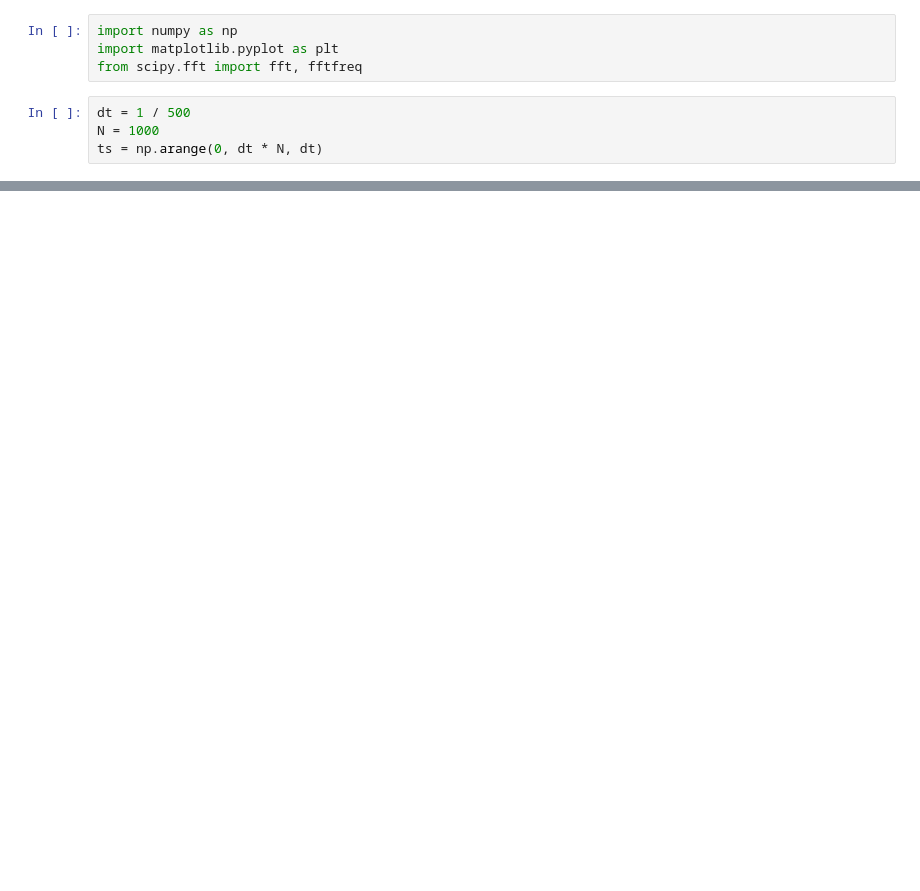
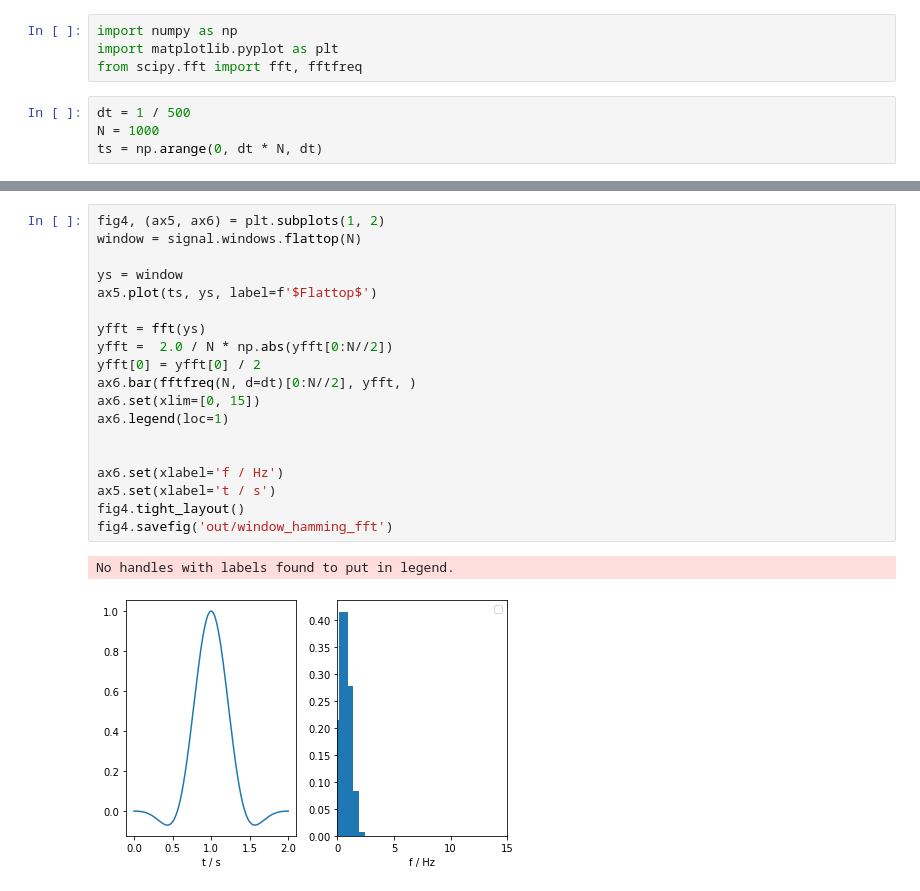
Before and after one commit to hanno22/FPraktikum, a Jupyter notebook: Spektralanalyse/leakage.ipynb, the cells around one changed output, grey strips where cells are left out. Cells and saved outputs as stored; diff of their text form; blank space fills up the shorter version.

```diff
--- a/Spektralanalyse/leakage.ipynb
+++ b/Spektralanalyse/leakage.ipynb
@@ -58,0 +82,22 @@ fig.savefig('out/window')
+# %%
+fig4, (ax5, ax6) = plt.subplots(1, 2)
+window = signal.windows.flattop(N)
+
+ys = window
+ax5.plot(ts, ys, label=f'$Flattop$')
+
+yfft = fft(ys)
+yfft =  2.0 / N * np.abs(yfft[0:N//2])
+yfft[0] = yfft[0] / 2
+ax6.bar(fftfreq(N, d=dt)[0:N//2], yfft, )
+ax6.set(xlim=[0, 15])
+ax6.legend(loc=1)
+
+
+ax6.set(xlabel='f / Hz')
+ax5.set(xlabel='t / s')
+fig4.tight_layout()
+fig4.savefig('out/window_hamming_fft')
+# %% [output]
+No handles with labels found to put in legend.
+[figure, added]
```
Also changed, not shown: parts of 3 cells of this notebook, 9 other files.
